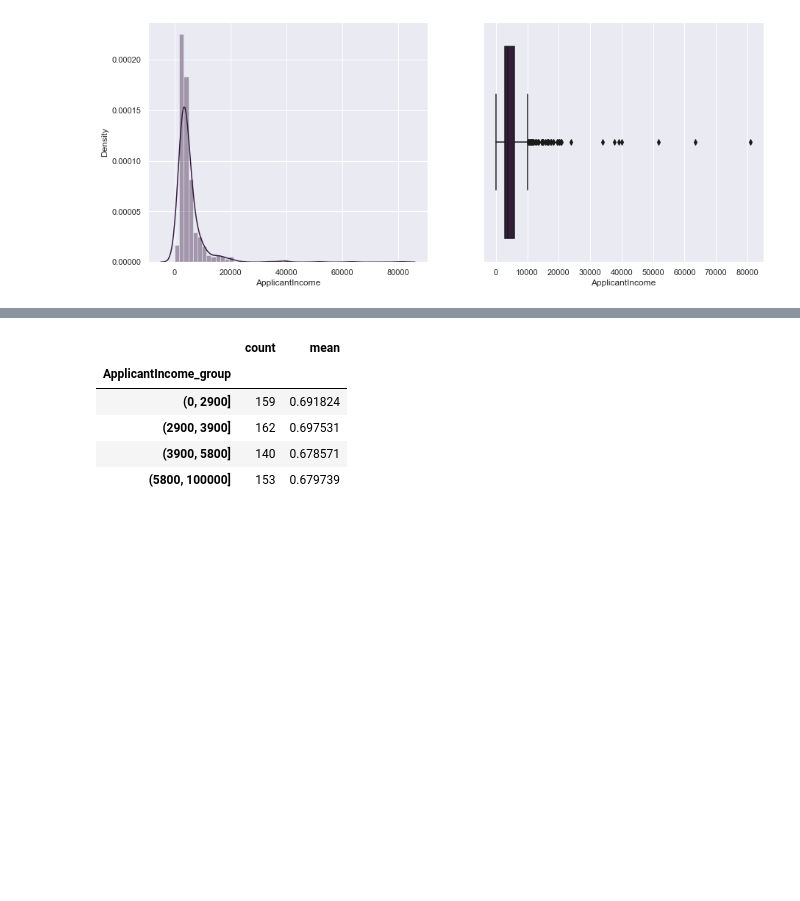
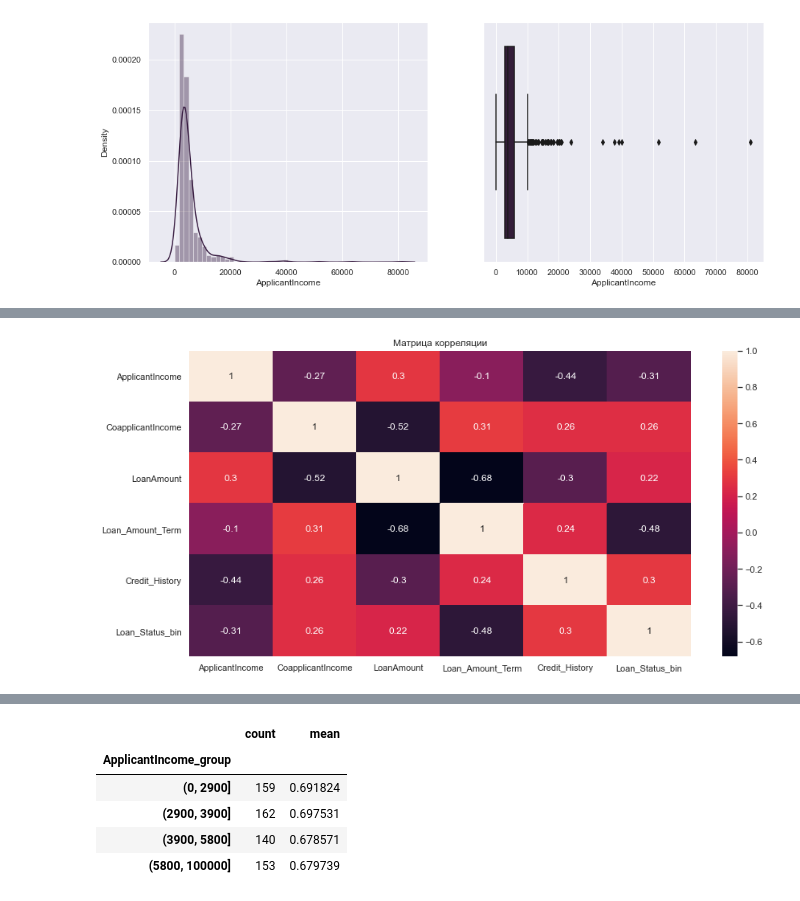
Before and after one commit to ConveroMursa/Data_Analysis, a Jupyter notebook: EDA_projects/Final_project/Loan_factors.ipynb, the cells around one changed output, grey strips where cells are left out. Drawn from its saved outputs; the diff is of its cells as text; code cells hidden in the pictures; blank space fills up the shorter version.

```diff
--- a/EDA_projects/Final_project/Loan_factors.ipynb
+++ b/EDA_projects/Final_project/Loan_factors.ipynb
@@ -443,0 +446,3 @@ sns.boxplot(df['ApplicantIncome'], ax=ax[1]);
+# %%
+df_ai = df[df['ApplicantIncome'] > 30000]
+df_ai
@@ -443,0 +458,6 @@ sns.boxplot(df['ApplicantIncome'], ax=ax[1]);
+# %%
+plt.figure(figsize=(14,7))
+sns.heatmap(df_ai.corr(),annot=True)
+plt.title('Матрица корреляции');
+# %% [output]
+[figure, added]
```
Also changed, not shown: parts of 27 cells of this notebook.
